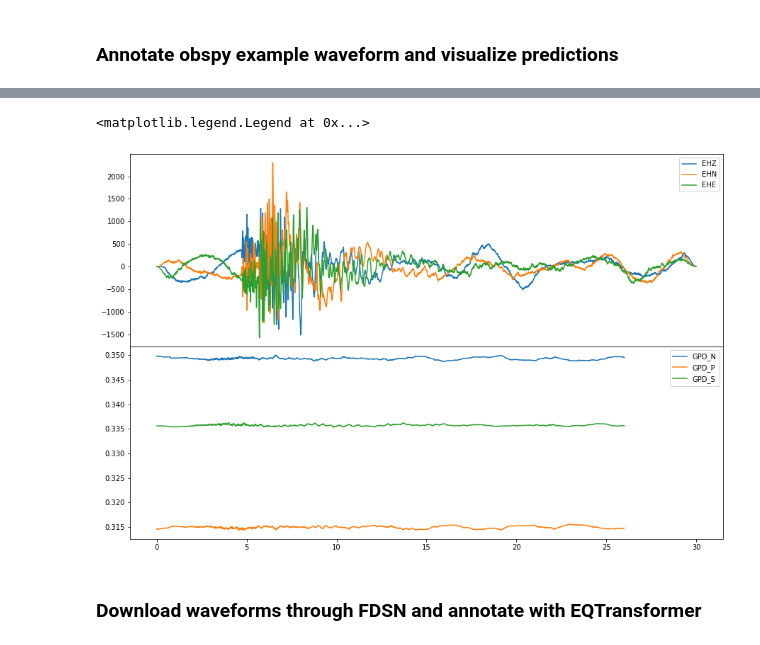
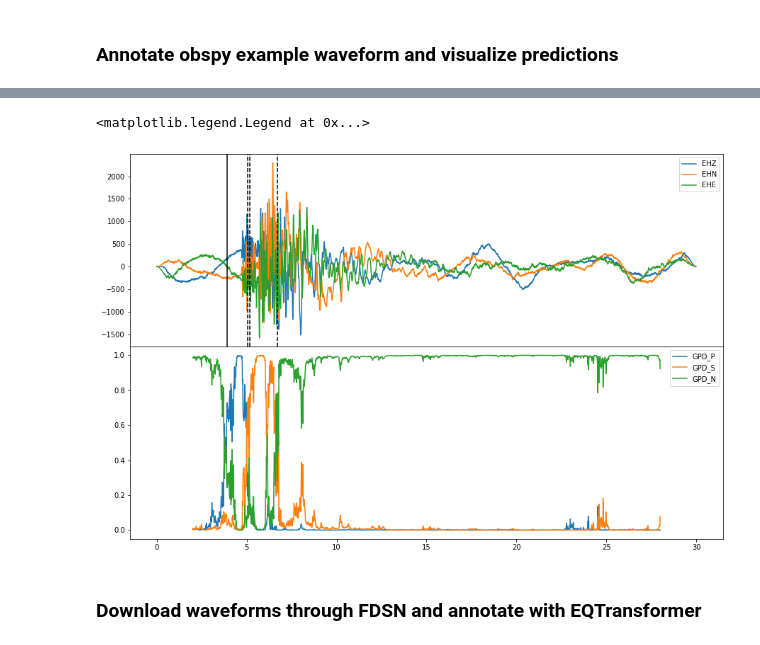
Before and after one commit to seisbench/seisbench, a Jupyter notebook: examples/model_example.ipynb, the cells around one changed output, grey strips where cells are left out. Drawn from its saved outputs; the diff is of its cells as text; code cells hidden in the pictures.

Commit message:
Added original compatible version of GPD that can load weights from Ross et al.

```diff
--- a/examples/model_example.ipynb
+++ b/examples/model_example.ipynb
@@ -20,7 +20,5 @@ from seisbench.models import GPD, WaveformModel, EQTransformer, PhaseNet
 # %%
-model = GPD()
+model = GPD.from_pretrained("original")
-# %%
-model = GPD.from_pretrained("dummy")
 # %%
 print(model.weights_docstring)
 # %% [output]
@@ -33,3 +31,4 @@ Jannes Münchmeyer (munchmej@gfz-potsdam.de)
 stream = obspy.read()
 # %%
 annotations = model.annotate(stream)
+picks = model.classify(stream)
@@ -36,16 +42,22 @@ annotations = model.annotate(stream)
 # %%
 fig = plt.figure(figsize=(15, 10))
 axs = fig.subplots(2, 1, sharex=True, gridspec_kw={"hspace": 0})
 
+offset = annotations[0].stats.starttime - stream[0].stats.starttime
 for i in range(3):
     axs[0].plot(stream[i].times(), stream[i].data, label=stream[i].stats.channel)
-    axs[1].plot(annotations[i].times(), annotations[i].data, label=annotations[i].stats.channel)
+    axs[1].plot(annotations[i].times() + offset, annotations[i].data, label=annotations[i].stats.channel)
+
+t_base = stream[0].stats.starttime
+line_map = {"P": "-", "S": "--"}
+for trace_id, t0, phase in picks:
+    axs[0].axvline(t0 - t_base, color="k", ls=line_map[phase])
 
 axs[0].legend()
 axs[1].legend()
 # %% [output]
 <matplotlib.legend.Legend at 0x...>
-[figure, old version]
+[figure, new version]
 # %% [markdown]
 ### Download waveforms through FDSN and annotate with EQTransformer
 # %%
```
Also changed, not shown: parts of 4 cells of this notebook, 1 other file.
